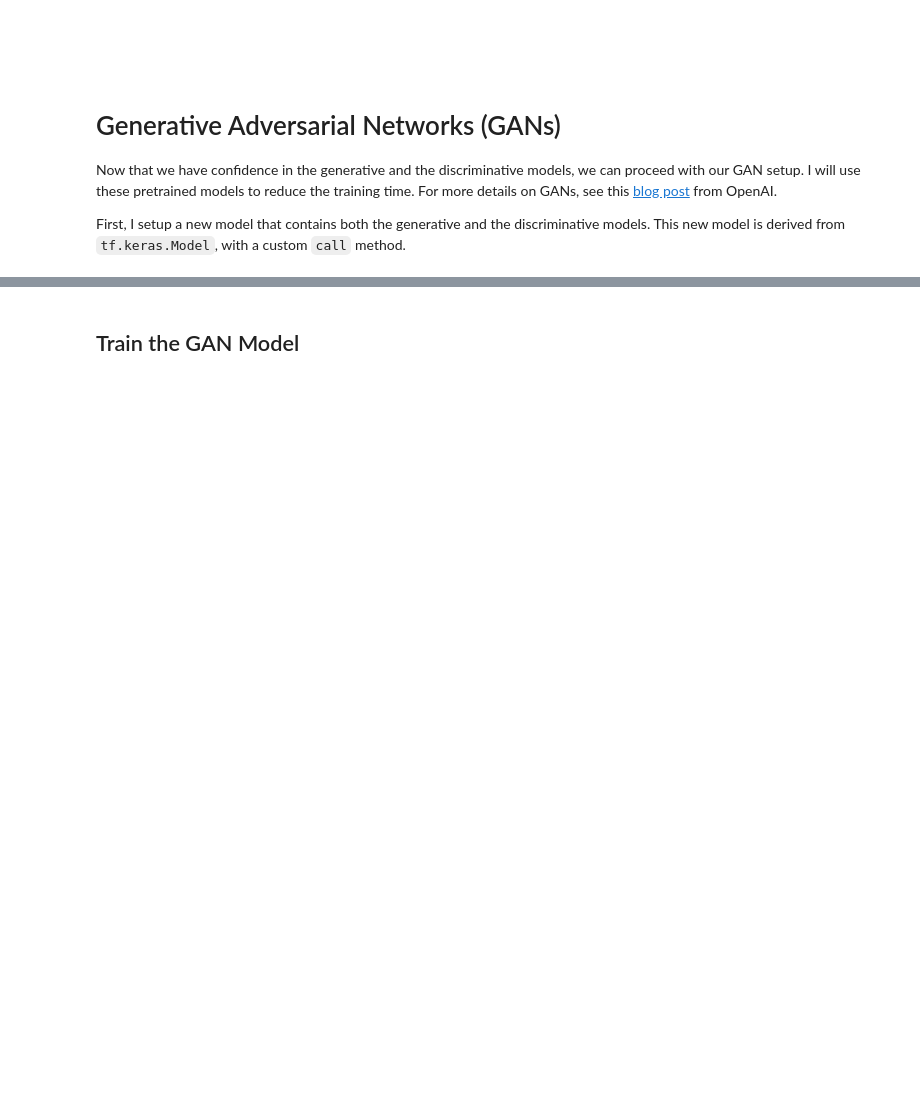
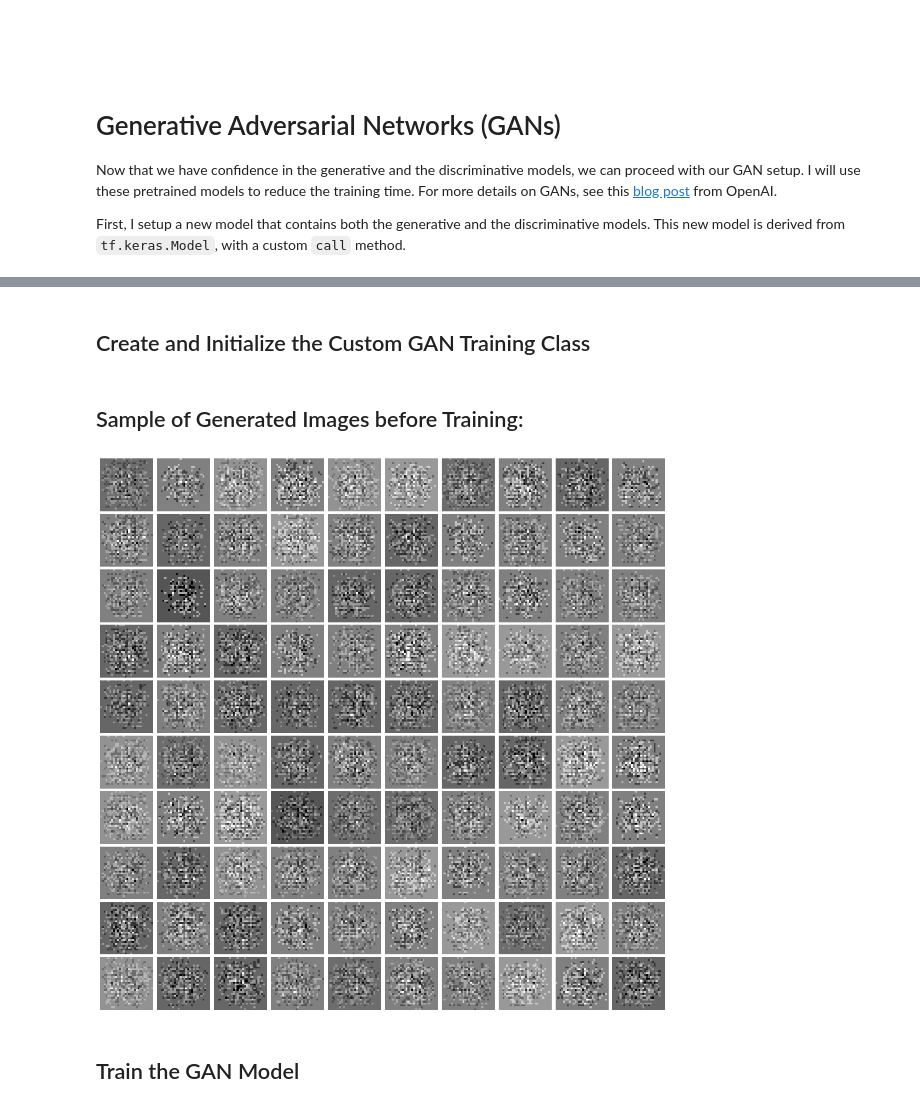
Before and after one commit to sedihub/deep_learning_research, a Jupyter notebook: gan/mnist_dcgan.ipynb, the cells around one changed output, grey strips where cells are left out. Drawn from its saved outputs; the diff is of its cells as text; code cells hidden in the pictures; blank space fills up the shorter version.

```diff
--- a/gan/mnist_dcgan.ipynb
+++ b/gan/mnist_dcgan.ipynb
@@ -92,0 +73,12 @@ gan_model.compile(loss=loss, optimizer=optimizer, metrics=metrics)
+# %%
+# Instantiate
+discriminator_model = models.construct_discriminator_model()
+generator_model = models.construct_generator_model(
+        input_size=generator_input_size,
+        output_activation="sigmoid", #"linear",
+        with_batchnorm=True)
+
+# Print Summaries
+discriminator_model.summary(print_fn=(lambda *args: print("\t", *args)))
+print("\n\n")
+generator_model.summary(print_fn=(lambda *args: print("\t", *args)))
@@ -93,2 +103,41 @@ gan_model.compile(loss=loss, optimizer=optimizer, metrics=metrics)
+# %% [markdown]
+## Create and Initialize the Custom GAN Training Class
+# %%
+optimizer = tf.keras.optimizers.SGD(
+    learning_rate=0.01,
+    momentum=0.0, nesterov=False, name="SGD")
+
+train_gan = models.Train_GAN_Modules(
+    discriminator_model=discriminator_model,
+    generator_model=generator_model,
+    batch_size=batch_size,
+    optimizer=optimizer)
+# %% [markdown]
+## Sample of Generated Images before Training:
+# %%
+num_rows = 10
+num_cols = 10
+
+# Generate some images:
+x = tf.random.normal(
+    shape=(num_rows * num_cols, generator_input_size),
+    mean=0.0, stddev=1.0, dtype=tf.dtypes.float32)
+images = train_gan.generator_model(x).numpy()
+
+fig = plt.figure(figsize=(18., 18.))
+gs = gridspec.GridSpec(num_rows, num_cols)
+gs.update(wspace=0.05, hspace=0.05)
+for row in range(num_rows):
+    for col in range(num_cols):
+        idx = row * num_cols + col
+        ax = plt.subplot(gs[idx])
+        image = images[idx]
+        image = np.clip(image, 0.0, 255.0).astype(np.uint8)
+        #
+        ax.imshow(image, cmap="gray")
+        ax.axis("off")
+plt.show()
+# %% [output]
+[figure, added]
 # %% [markdown]
 ## Train the GAN Model
```
Also changed, not shown: parts of 23 cells of this notebook.
